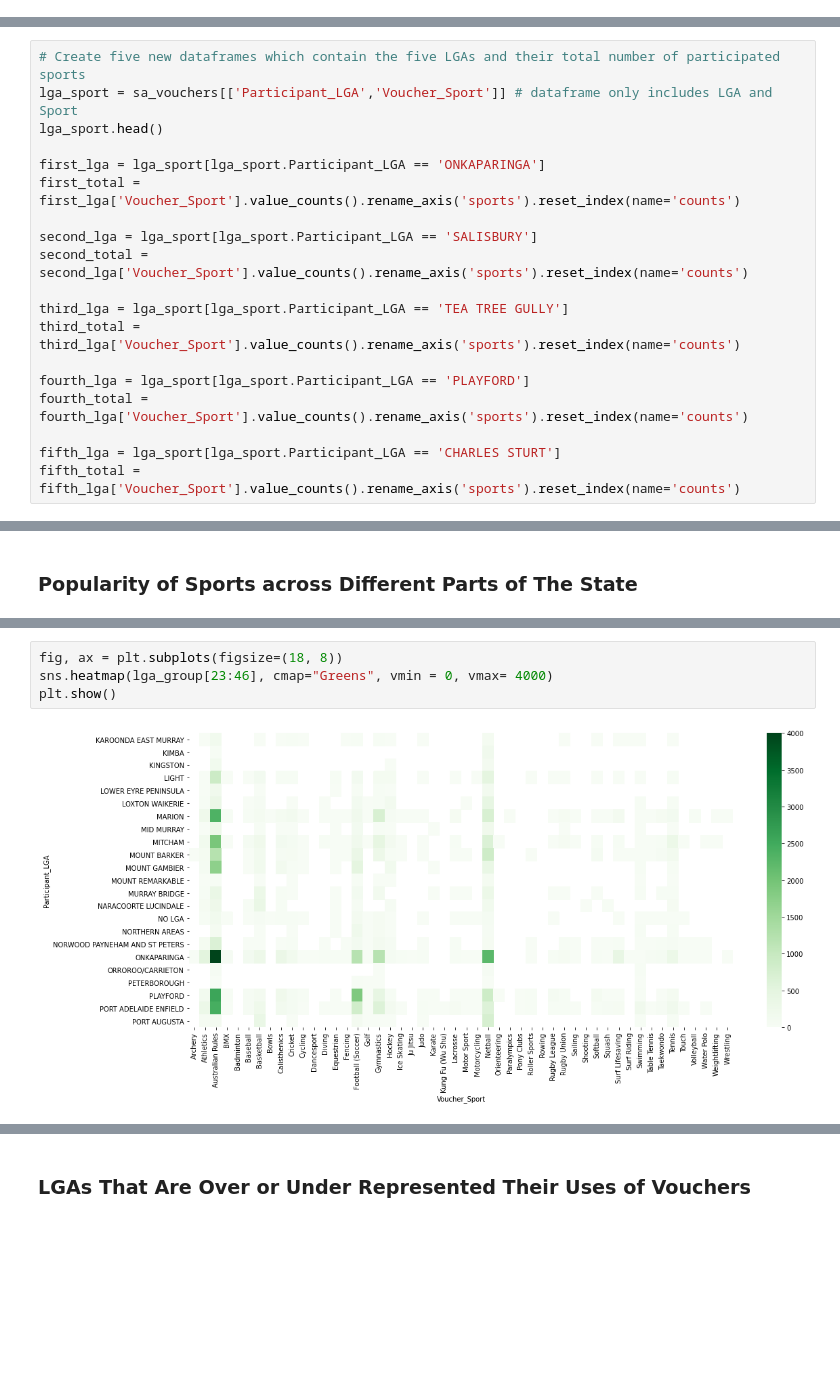
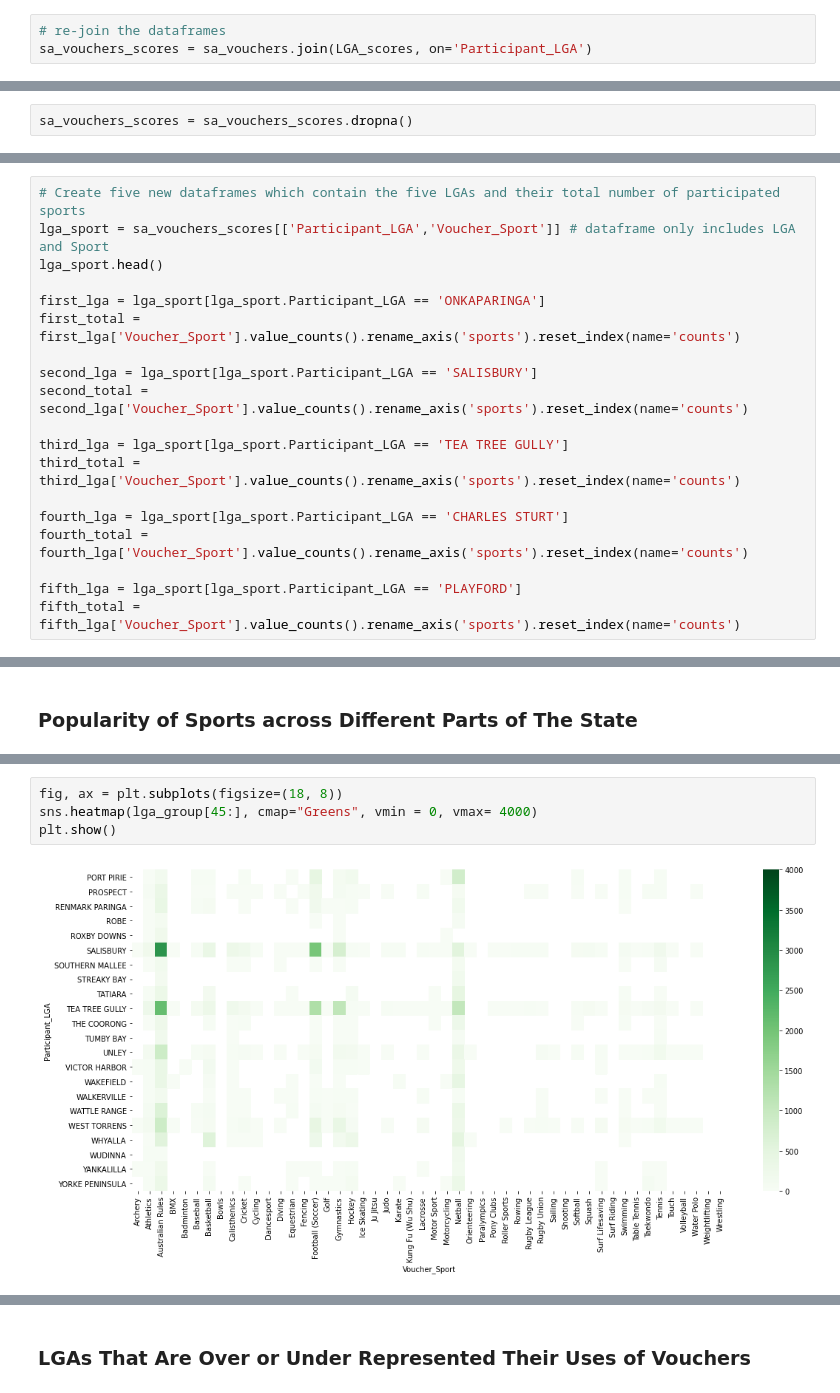
Before and after one commit to xuyenlinhHuynh/data-science-portfolio-xuyenlinhHuynh, a Jupyter notebook: Portfolio 2.ipynb, the cells around one changed output, grey strips where cells are left out. Saved outputs shown, nothing was run; the diff lists cells and outputs as text; blank space fills up the shorter version.

```diff
--- a/Portfolio 2.ipynb
+++ b/Portfolio 2.ipynb
@@ -243,3 +241,6 @@ LGA_scores
 | YANKALILLA | 990 | 990 | 957 | 972 | 4406 |
 | YORKE PENINSULA | 969 | 969 | 933 | 952 | 11046 |
 71 rows × 5 columns
+# %%
+# re-join the dataframes
+sa_vouchers_scores = sa_vouchers.join(LGA_scores, on='Participant_LGA')
@@ -246,3 +249,5 @@ LGA_scores
+# %%
+sa_vouchers_scores = sa_vouchers_scores.dropna()
 # %% [markdown]
 ### Description of The Distribution of Vouchers
 # %%
@@ -310,7 +285,7 @@ From the summary of values in LGAs and sports above, it is clear to see that Onk
 #### Comparison of Popular Sports between The Five Standout LGAs
 # %%
 # Create five new dataframes which contain the five LGAs and their total number of participated sports
-lga_sport = sa_vouchers[['Participant_LGA','Voucher_Sport']] # dataframe only includes LGA and Sport
+lga_sport = sa_vouchers_scores[['Participant_LGA','Voucher_Sport']] # dataframe only includes LGA and Sport
 lga_sport.head()
 
 first_lga = lga_sport[lga_sport.Participant_LGA == 'ONKAPARINGA']
@@ -322,10 +297,10 @@ second_total = second_lga['Voucher_Sport'].value_counts().rename_axis('sports').
 third_lga = lga_sport[lga_sport.Participant_LGA == 'TEA TREE GULLY']
 third_total = third_lga['Voucher_Sport'].value_counts().rename_axis('sports').reset_index(name='counts')
 
-fourth_lga = lga_sport[lga_sport.Participant_LGA == 'PLAYFORD']
+fourth_lga = lga_sport[lga_sport.Participant_LGA == 'CHARLES STURT']
 fourth_total = fourth_lga['Voucher_Sport'].value_counts().rename_axis('sports').reset_index(name='counts')
 
-fifth_lga = lga_sport[lga_sport.Participant_LGA == 'CHARLES STURT']
+fifth_lga = lga_sport[lga_sport.Participant_LGA == 'PLAYFORD']
 fifth_total = fifth_lga['Voucher_Sport'].value_counts().rename_axis('sports').reset_index(name='counts')
 # %% [markdown]
 * **_Data Selection and Assumption:_**
@@ -490,6 +471,6 @@ plt.show()
 # %%
 fig, ax = plt.subplots(figsize=(18, 8))
-sns.heatmap(lga_group[23:46], cmap="Greens", vmin = 0, vmax= 4000)
+sns.heatmap(lga_group[45:], cmap="Greens", vmin = 0, vmax= 4000)
 plt.show()
 # %% [output]
-[figure, old version]
+[figure, new version]
```
Also changed, not shown: parts of 23 cells of this notebook.
